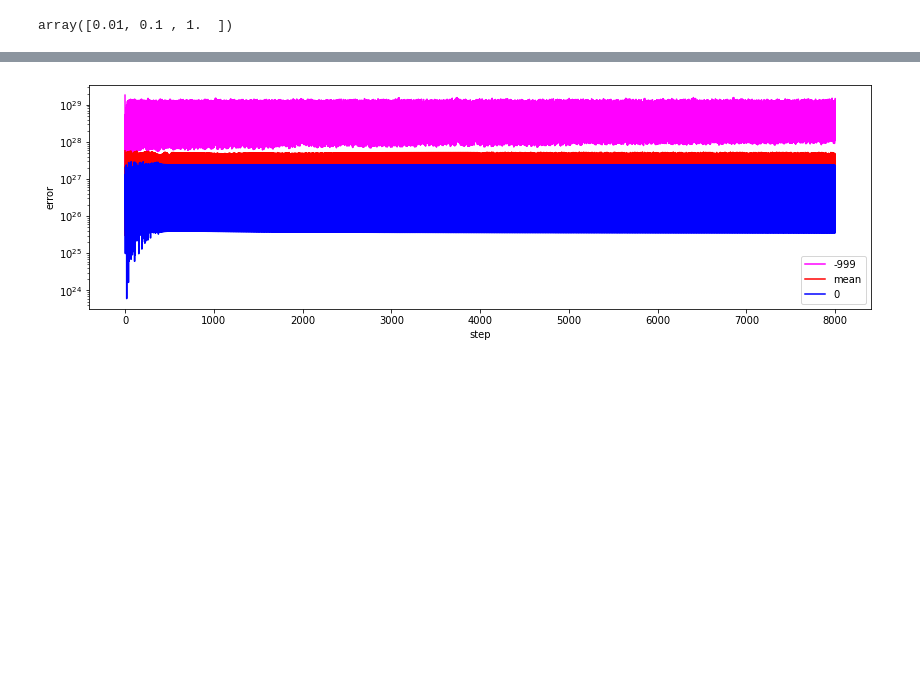
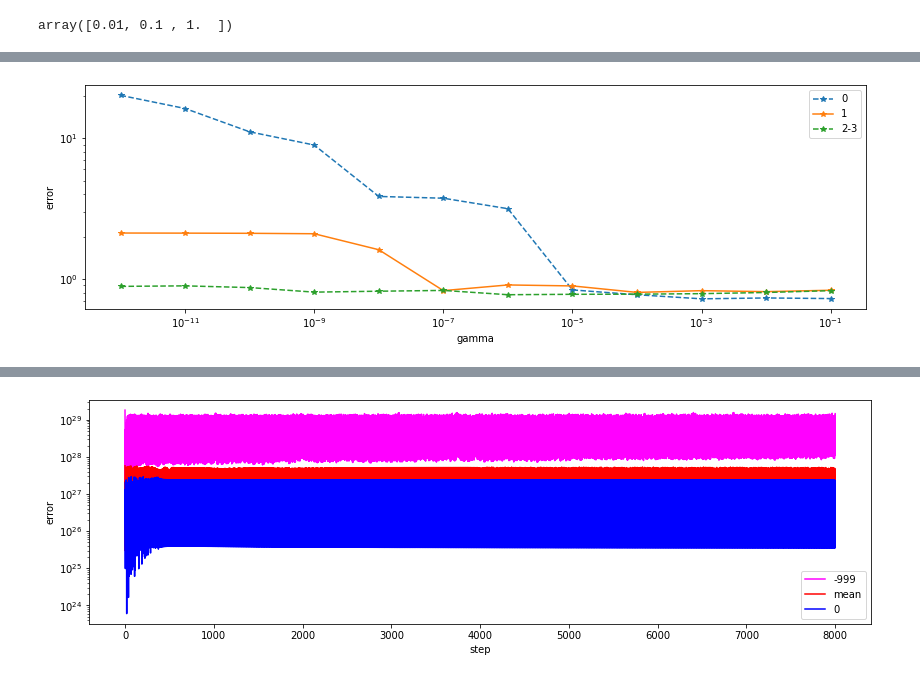
Before and after one commit to madtoinou/CS-433_HBozonClass, a Jupyter notebook: scripts/project1.ipynb, the cells around one changed output, grey strips where cells are left out. Cells and saved outputs as stored; diff of their text form; code cells hidden in the pictures; blank space fills up the shorter version.

```diff
--- a/scripts/project1.ipynb
+++ b/scripts/project1.ipynb
@@ -214,7 +232,7 @@ w0 = np.random.rand(tX_2.shape[1])
 # %%
 seed = 672581
 k_fold = 4
-lambdas = np.logspace(-8,-1,8)
+lambdas = np.logspace(-12,-1,12)
 
 #putting jet_num in the last column
 tX.T[[22,-1]] = tX.T[[-1,22]]
@@ -225,6 +243,11 @@ tX[tX == -999] = np.nan
 be jet_num specific WARNING"""
 #remove the jet_num column -> change the shape of the training set
 pred_0, pred_1, pred_2, dat_0, dat_1, dat_2, inds_0, inds_1, inds_2 = split_jet_num(y,tX)
+
+print(dat_0[1,-3:])
+print(dat_1[1,-3:])
+print(dat_2[1,-3:])
+
 
 ##prepocessing
 dat_0 = cols_log_transform(dat_0)
@@ -249,9 +272,19 @@ dat_0_[:,1:] = normalize_data_std(dat_0_[:,1:])
 dat_1_[:,1:] = normalize_data_std(dat_1_[:,1:])
 dat_2_[:,1:] = normalize_data_std(dat_2_[:,1:])
 
-nan_to_mean(dat_0_)
-nan_to_mean(dat_1_)
-nan_to_mean(dat_2_)
+dat_0_ = nan_to_medi(dat_0_)
+dat_1_ = nan_to_medi(dat_1_)
+dat_2_ = nan_to_medi(dat_2_)
+
+#remove column with nan
+dat_0_ = drop_nan_col(dat_0_)
+dat_1_ = drop_nan_col(dat_1_)
+dat_2_ = drop_nan_col(dat_2_)
+
+print("***")
+print(dat_0_[1,-3:])
+print(dat_1_[1,-3:])
+print(dat_2_[1,-3:])
 
 # split data in k fold
 k_indices_0 = build_k_indices(pred_0, k_fold, seed)
@@ -268,6 +301,8 @@ rmse_te_2 = []
 ws_0 =[]
 ws_1 =[]
 ws_2 =[]
+
+print("started")
 
 #for lambda_ in lambdas:
 for lambda_ in lambdas:
@@ -314,0 +341,16 @@ array([1.00000000e-08, 5.33669923e-08, 2.84803587e-07, 1.51991108e-06,
+# %%
+f = plt.figure(figsize=(14,14)) # change this if needed
+
+#degree 1
+ax1 = f.add_subplot(311)
+ax1.semilogx(lambdas, rmse_te_0, ls="--" , marker="*", label="0")
+ax1.semilogx(lambdas, rmse_te_1, ls="-" , marker="*", label="1")
+ax1.semilogx(lambdas, rmse_te_2, ls="--" , marker="*", label="2-3")
+
+plt.xlabel("gamma")
+plt.ylabel("error")
+plt.yscale("log")
+plt.legend()
+plt.show()
+# %% [output]
+[figure, added]
```
Also changed, not shown: parts of 13 cells of this notebook.
